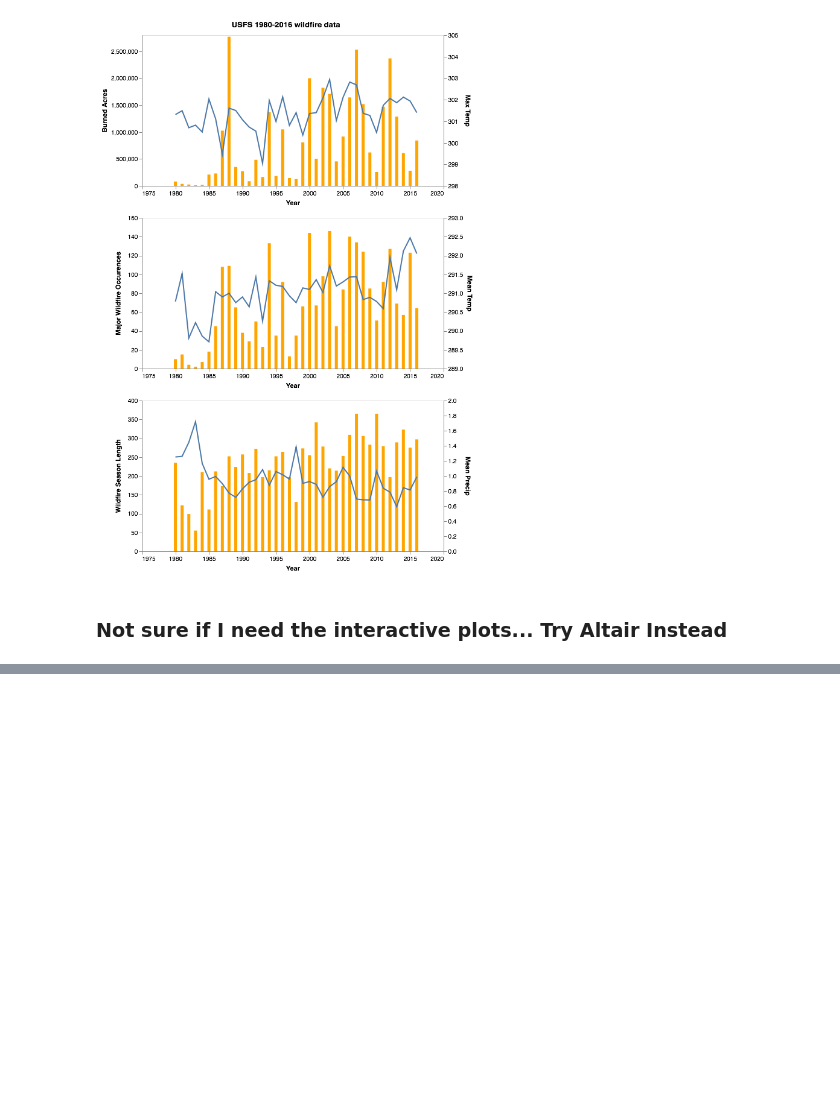
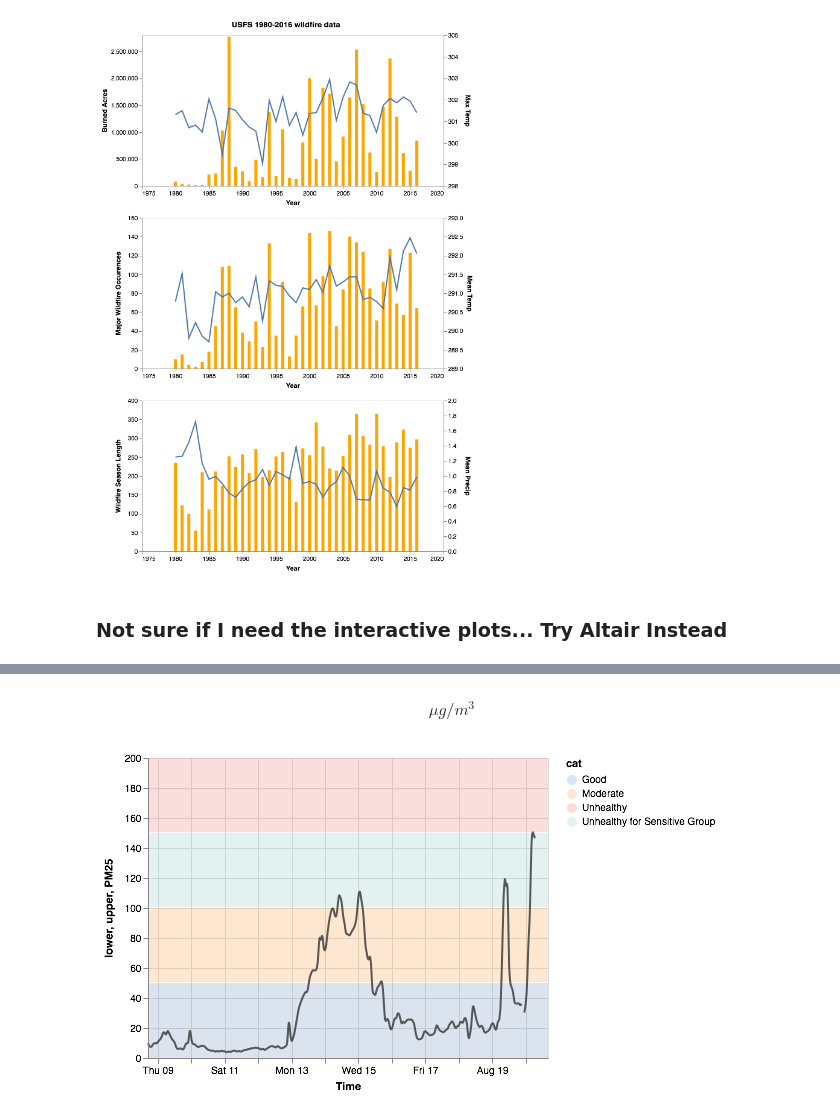
Before and after one commit to fischcheng/wildfire_1980_2016, a Jupyter notebook: wildfire.ipynb, the cells around one changed output, grey strips where cells are left out. Drawn from its saved outputs; the diff is of its cells as text; code cells hidden in the pictures; blank space fills up the shorter version.

```diff
--- a/wildfire.ipynb
+++ b/wildfire.ipynb
@@ -497,0 +643,50 @@ show(p)
+# %% [markdown]
+$$\mu g/m^{3}$$
+# %%
+source = [{
+            "start": "2018-08-09 00:00:00",
+            "end": "2018-08-20 23:00:00",
+            "lower": "0",
+            "upper": "50",
+            "cat": "Good"
+          },
+          {
+            "start": "2018-08-09 00:00:00",
+            "end": "2018-08-20 23:00:00",
+            "lower": "50.5",
+            "upper": "100",
+            "cat": "Moderate"
+          },
+          {
+            "start": "2018-08-09 00:00:00",
+            "end": "2018-08-20 23:00:00",
+            "lower": "100.5",
+            "upper": "150",
+            "cat": "Unhealthy for Sensitive Group"
+          },
+          {
+            "start": "2018-08-09 00:00:00",
+            "end": "2018-08-20 23:00:00",
+            "lower": "150.5",
+            "upper": "200",
+            "cat": "Unhealthy"
+          }]
+source = alt.pd.DataFrame(source)
+source['start']=pd.to_datetime(source.start)
+source['end']=pd.to_datetime(source.end)
+
+
+# The basic line
+line = alt.Chart(data=pm25).mark_line(opacity=0.8,interpolate='basis',color='#333').encode(
+    x='Time:T',
+    y='PM25:Q'
+)
+
+rect = alt.Chart(source).mark_rect(opacity=0.2).encode(
+    y='lower:Q',
+    y2='upper:Q',
+    color='cat:N'
+)
+rect+line
+# %% [output]
+[figure, added]
```
Also changed, not shown: parts of 10 cells of this notebook, 11 other files.
